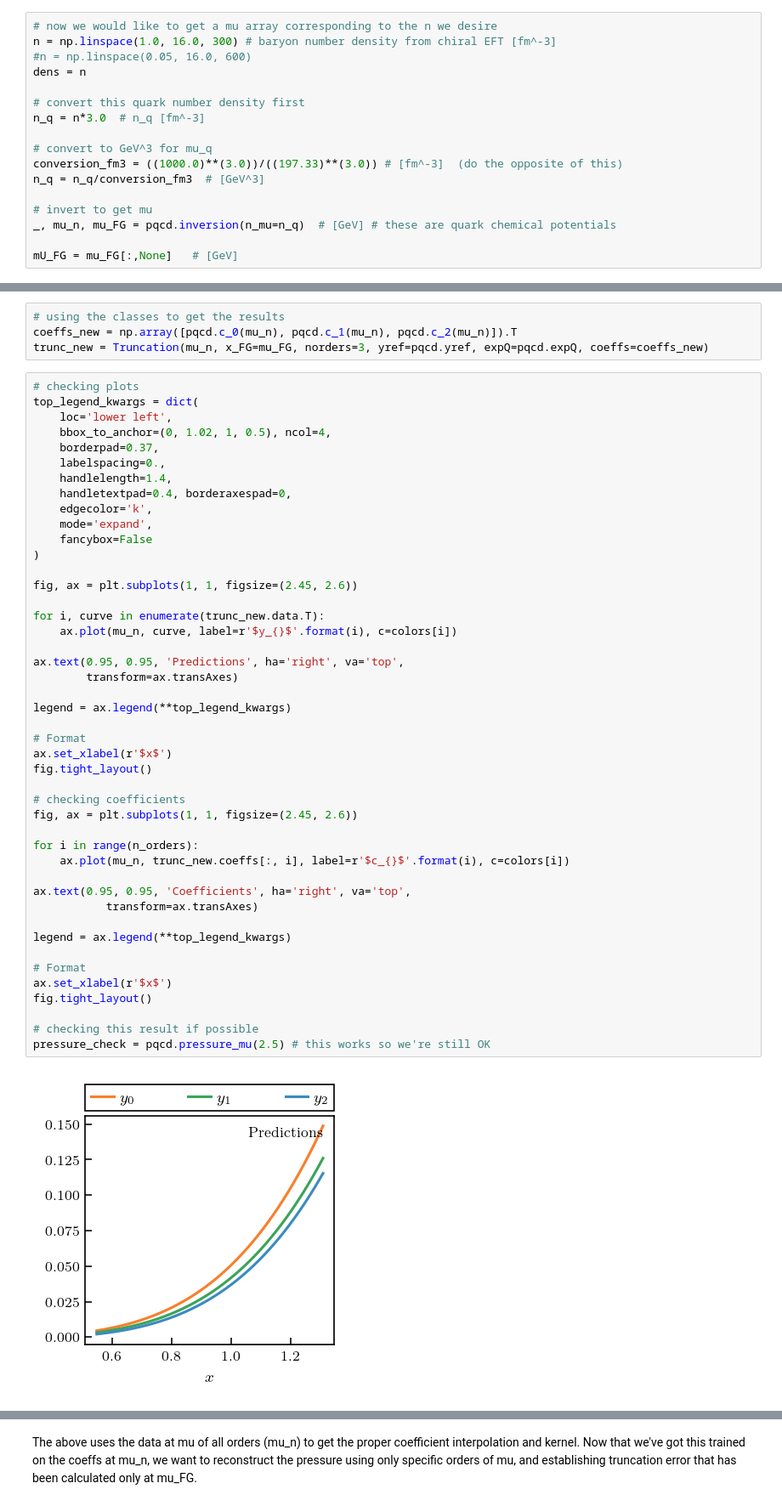
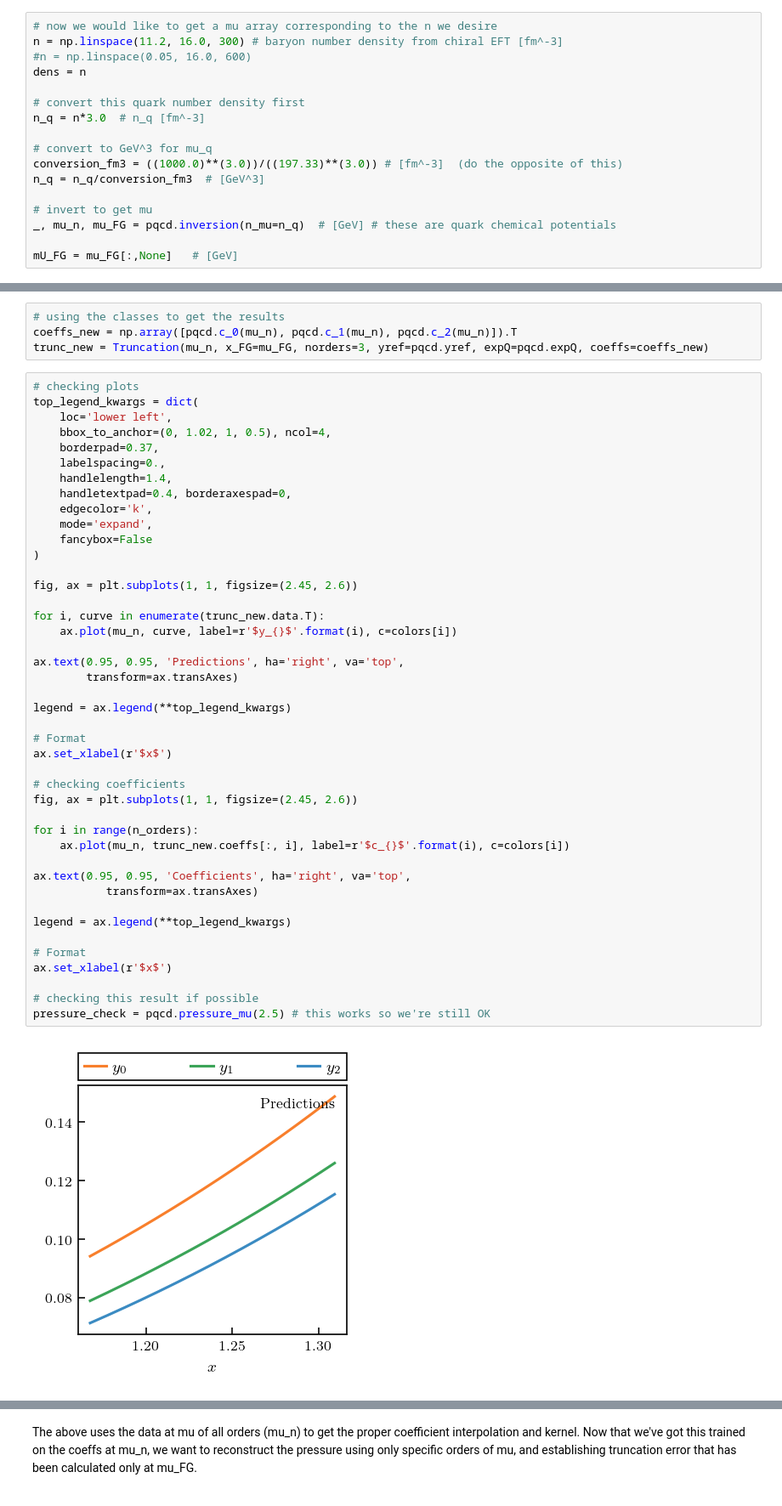
Before and after one commit to asemposki/neutron-rich-bmm, a Jupyter notebook: Gorda_pQCD_gsum.ipynb, the cells around one changed output, grey strips where cells are left out. Shown at 85% size. Saved outputs shown, nothing was run; the diff lists cells and outputs as text.

```diff
--- a/Gorda_pQCD_gsum.ipynb
+++ b/Gorda_pQCD_gsum.ipynb
@@ -342,7 +343,7 @@ plt.legend()
 ### setting up training points first
 # %%
 # now we would like to get a mu array corresponding to the n we desire
-n = np.linspace(1.0, 16.0, 300) # baryon number density from chiral EFT [fm^-3]
+n = np.linspace(11.2, 16.0, 300) # baryon number density from chiral EFT [fm^-3]
 #n = np.linspace(0.05, 16.0, 600)
 dens = n
 
@@ -411,33 +412,31 @@ top_legend_kwargs = dict(
 fig, ax = plt.subplots(1, 1, figsize=(2.45, 2.6))
 
 for i, curve in enumerate(trunc_new.data.T):
     ax.plot(mu_n, curve, label=r'$y_{}$'.format(i), c=colors[i])
 
 ax.text(0.95, 0.95, 'Predictions', ha='right', va='top',
         transform=ax.transAxes)
 
 legend = ax.legend(**top_legend_kwargs)
 
 # Format
 ax.set_xlabel(r'$x$')
-fig.tight_layout()
 
 # checking coefficients
 fig, ax = plt.subplots(1, 1, figsize=(2.45, 2.6))
 
 for i in range(n_orders):
     ax.plot(mu_n, trunc_new.coeffs[:, i], label=r'$c_{}$'.format(i), c=colors[i])
 
 ax.text(0.95, 0.95, 'Coefficients', ha='right', va='top',
            transform=ax.transAxes)
 
 legend = ax.legend(**top_legend_kwargs)
 
 # Format
 ax.set_xlabel(r'$x$')
-fig.tight_layout()
 
 # checking this result if possible
 pressure_check = pqcd.pressure_mu(2.5) # this works so we're still OK
 # %% [output]
-[figure, old version]
+[figure, new version]
```
Also changed, not shown: parts of 26 cells of this notebook, 2 other files.
